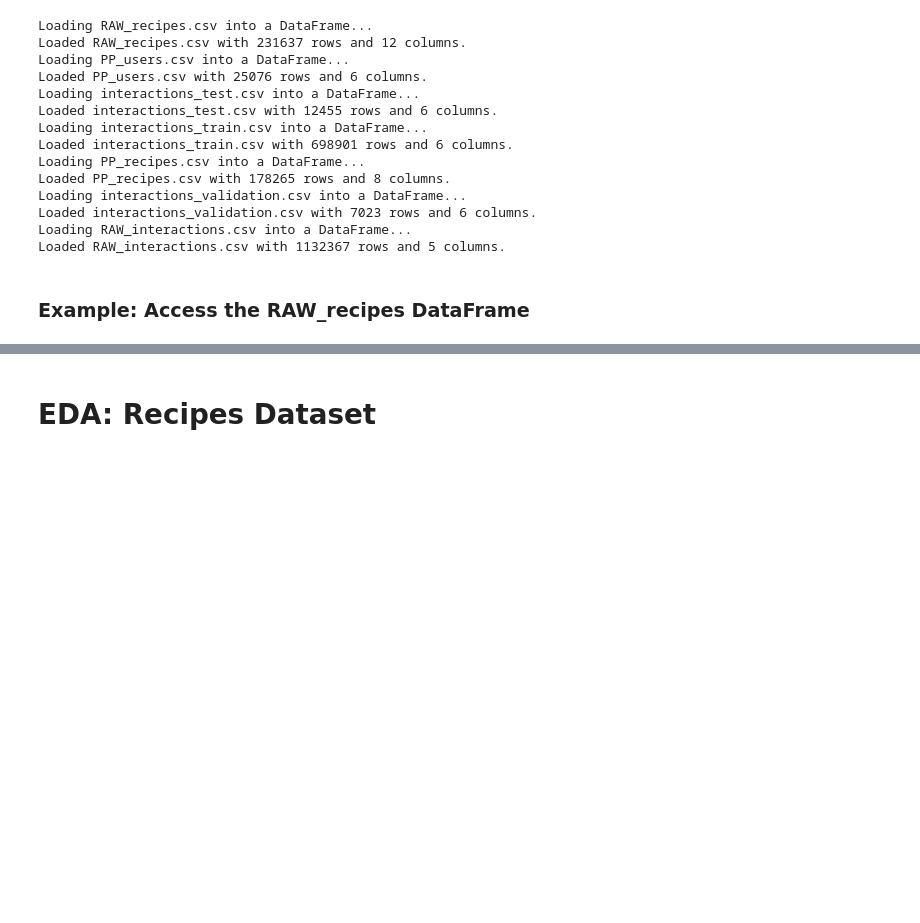
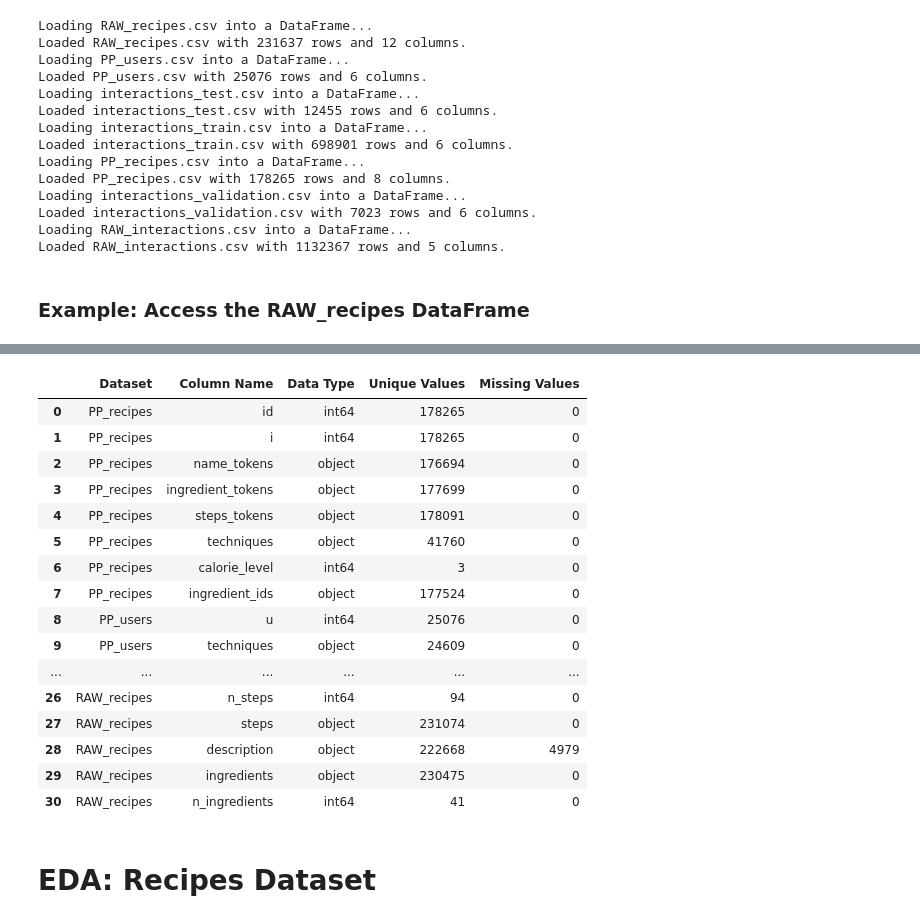
Before and after one commit to nathanielgberg/CSE-258, a Jupyter notebook: Assignment2.ipynb, the cells around one changed output, grey strips where cells are left out. Saved outputs shown, nothing was run; the diff lists cells and outputs as text; code cells hidden in the pictures; blank space fills up the shorter version.

Commit message:
Added analysis of data types and other general info

```diff
--- a/Assignment2.ipynb
+++ b/Assignment2.ipynb
@@ -71,6 +71,56 @@ raw_recipes_df.head()
 | 2 | all in the kitchen chili | 112140 | 130 | 196586 | 2005-02-25 | ['time-to-make', 'course', 'prepa... | [269.8, 22.0, 32.0, 48.0, 39.0, 2... | 6 | ['brown ground beef in large pot'... | ... |
 | 3 | alouette potatoes | 59389 | 45 | 68585 | 2003-04-14 | ['60-minutes-or-less', 'time-to-m... | [368.1, 17.0, 10.0, 2.0, 14.0, 8.... | 11 | ['place potatoes in a large pot o... | ... |
 | 4 | amish tomato ketchup for canning | 44061 | 190 | 41706 | 2002-10-25 | ['weeknight', 'time-to-make', 'co... | [352.9, 1.0, 337.0, 23.0, 3.0, 0.... | 5 | ['mix all ingredients& boil for 2... | ... |
+# %%
+# Example dataset file names to simulate the process
+dataset_files = ["PP_recipes.csv", "PP_users.csv", "RAW_interactions.csv", "RAW_recipes.csv"]
+
+# Dictionary to store DataFrames for each file
+dataframes = {}
+
+# Load each CSV file into a DataFrame dictionary
+for file_name in dataset_files:
+    file_path = os.path.join(path, file_name)
+    if file_name.endswith(".csv") and os.path.exists(file_path):
+        df_name = file_name.split(".")[0]  # Use filename without extension as key
+        dataframes[df_name] = pd.read_csv(file_path)
+
+# Prepare a detailed summary with column details split for readability
+detailed_summary = []
+
+for name, df in dataframes.items():
+    for column, dtype in df.dtypes.items():
+        detailed_summary.append({
+            "Dataset": name,
+            "Column Name": column,
+            "Data Type": dtype,
+            "Unique Values": df[column].nunique() if column in df.columns else "N/A",
+            "Missing Values": df[column].isnull().sum() if column in df.columns else "N/A",
+        })
+
+# Format the detailed summary into a visually appealing DataFrame
+detailed_summary_df = pd.DataFrame(detailed_summary)
+
+# Display the detailed summary
+detailed_summary_df
+# %% [output]
+|  | Dataset | Column Name | Data Type | Unique Values | Missing Values |
+| 0 | PP_recipes | id | int64 | 178265 | 0 |
+| 1 | PP_recipes | i | int64 | 178265 | 0 |
+| 2 | PP_recipes | name_tokens | object | 176694 | 0 |
+| 3 | PP_recipes | ingredient_tokens | object | 177699 | 0 |
+| 4 | PP_recipes | steps_tokens | object | 178091 | 0 |
+| 5 | PP_recipes | techniques | object | 41760 | 0 |
+| 6 | PP_recipes | calorie_level | int64 | 3 | 0 |
+| 7 | PP_recipes | ingredient_ids | object | 177524 | 0 |
+| 8 | PP_users | u | int64 | 25076 | 0 |
+| 9 | PP_users | techniques | object | 24609 | 0 |
+| ... | ... | ... | ... | ... | ... |
+| 26 | RAW_recipes | n_steps | int64 | 94 | 0 |
+| 27 | RAW_recipes | steps | object | 231074 | 0 |
+| 28 | RAW_recipes | description | object | 222668 | 4979 |
+| 29 | RAW_recipes | ingredients | object | 230475 | 0 |
+| 30 | RAW_recipes | n_ingredients | int64 | 41 | 0 |
 # %% [markdown]
 # EDA: Recipes Dataset
 # %% [markdown]
```
